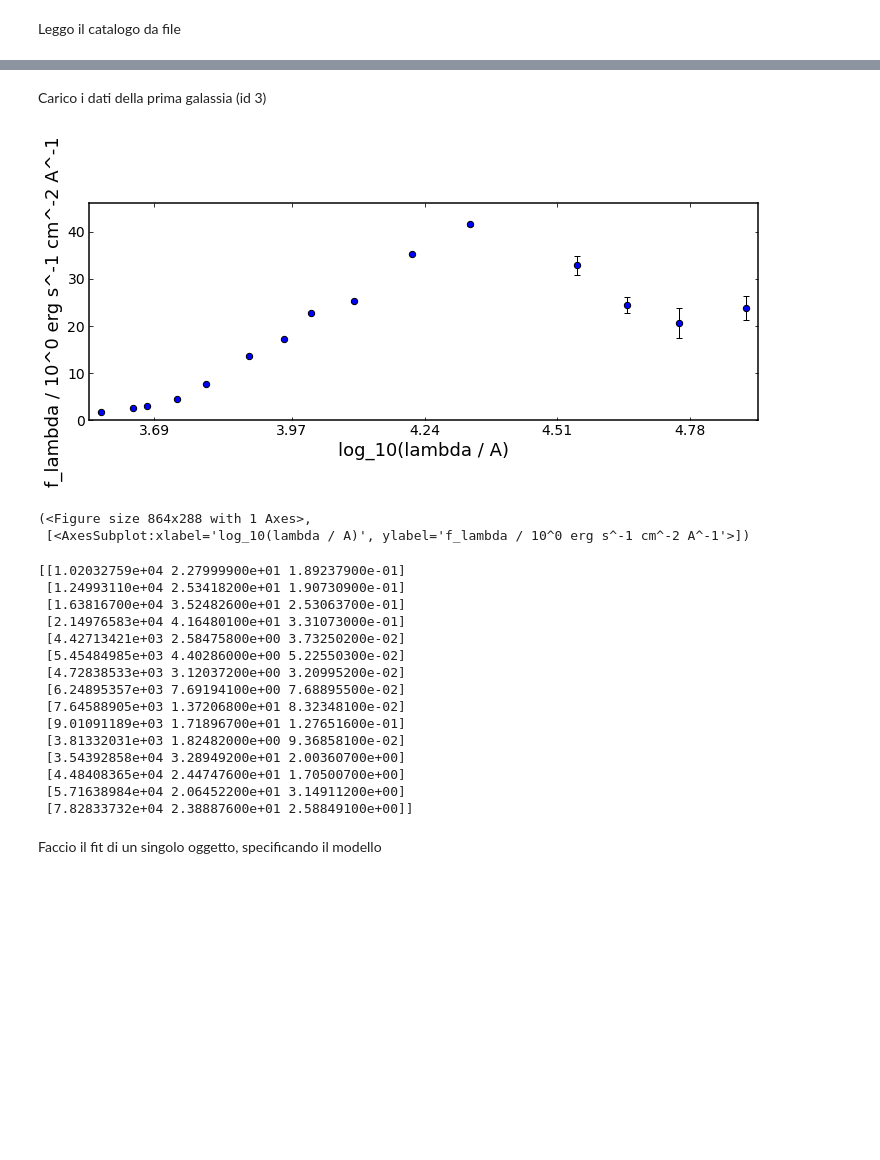
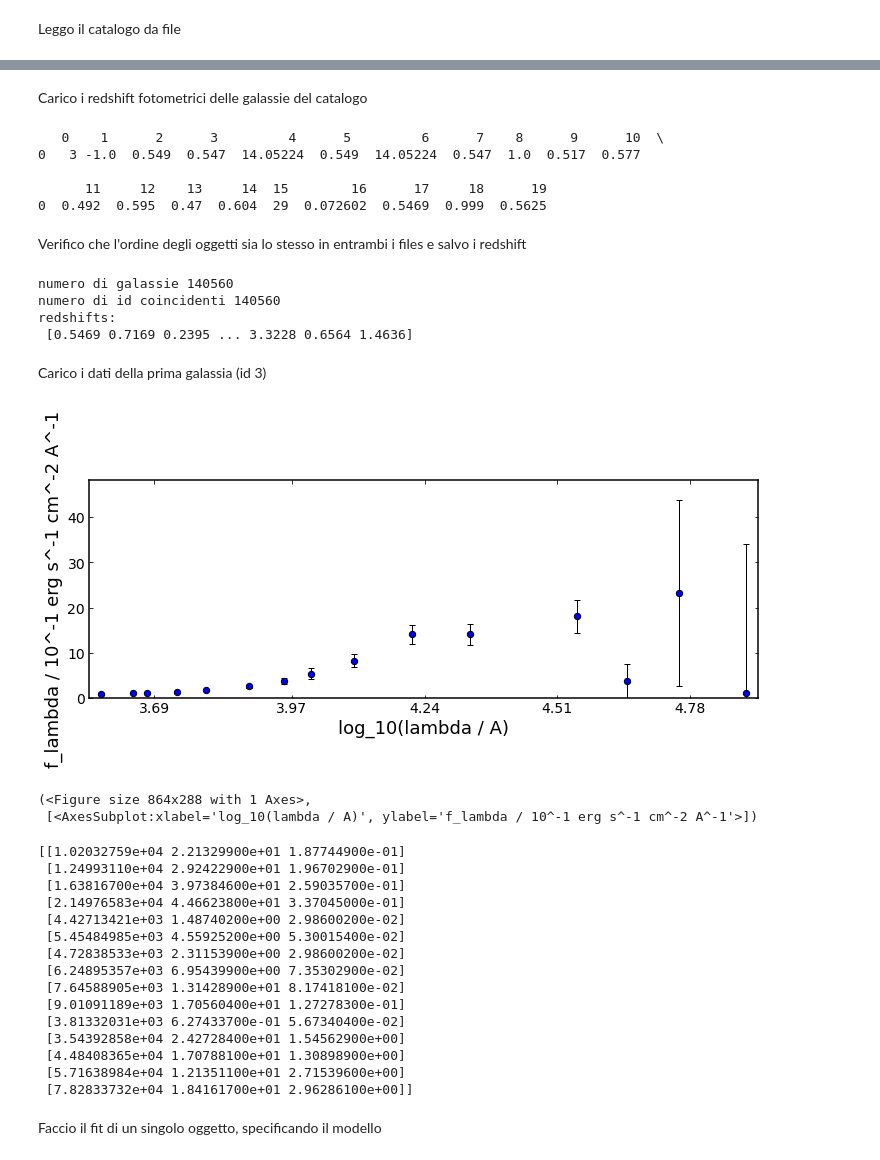
Before and after one commit to Michelaesp/Abilit-informatiche-e-telematiche, a Jupyter notebook: sedfitting.ipynb, the cells around one changed output, grey strips where cells are left out. Drawn from its saved outputs; the diff is of its cells as text; code cells hidden in the pictures; blank space fills up the shorter version.

Commit message:
read posterior samples

```diff
--- a/sedfitting.ipynb
+++ b/sedfitting.ipynb
@@ -112,39 +114,63 @@ print(df.head(10))
 
 [10 rows x 35 columns]
+# %% [markdown]
+Carico i redshift fotometrici delle galassie del catalogo
+# %%
+df_1 = pd.read_csv('COSMOS_photometry/UVISTA4.1_trimmed.zout', sep=' ', header=None, skipinitialspace= True, skiprows= 1, engine='python')
+print(df_1.head(1))
+# %% [output]
+   0    1      2      3         4      5         6      7    8      9      10  \
+0   3 -1.0  0.549  0.547  14.05224  0.549  14.05224  0.547  1.0  0.517  0.577
+
+      11     12    13     14  15        16      17     18      19
+0  0.492  0.595  0.47  0.604  29  0.072602  0.5469  0.999  0.5625
+# %% [markdown]
+Verifico che l'ordine degli oggetti sia lo stesso in entrambi i files e salvo i redshift
+# %%
+id_file1, id_file2 = np.array(df['id']), df_1[0]
+print('numero di galassie', len(id_file1))
+print('numero di id coincidenti', (id_file1 == id_file2).sum())
+z_photo = np.array(df_1[17])
+print('redshifts:\n', z_photo)
+# %% [output]
+numero di galassie 140560
+numero di id coincidenti 140560
+redshifts:
+ [0.5469 0.7169 0.2395 ... 3.3228 0.6564 1.4636]
 # %% [markdown]
 Carico i dati della prima galassia (id 3)
 # %%
 def load_data(Id):
     global df
     flux = [ 'Y', 'J', 'H', 'Ks', 'B', 'V', 'gp', 'rp', 'ip', 'zp', 'u', 'ch1', 'ch2', 'ch3', 'ch4']
     flux_err = [ 'eY', 'eJ', 'eH', 'eKs', 'eB', 'eV', 'egp', 'erp', 'eip', 'ezp', 'eu', 'ech1', 'ech2', 'ech3', 'ech4']
     photometry=np.column_stack(([df.loc[df['id'] == int(Id), flux[l]] for l in range(15)],[df.loc[df['id'] == int(Id), flux_err[l]] for l in range(15)]))
     return photometry
 
-galaxy = pipes.galaxy(ID= '3', load_data= load_data, spectrum_exists = False, out_units='mujy', filt_list = filter_list)
+galaxy = pipes.galaxy(ID= '100', load_data= load_data, spectrum_exists = False, out_units='mujy', filt_list = filter_list)
 galaxy.plot()
 # %% [output]
-[figure, old version]
+[figure, new version]
 (<Figure size 864x288 with 1 Axes>,
- [<AxesSubplot:xlabel='log_10(lambda / A)', ylabel='f_lambda / 10^0 erg s^-1 cm^-2 A^-1'>])
+ [<AxesSubplot:xlabel='log_10(lambda / A)', ylabel='f_lambda / 10^-1 erg s^-1 cm^-2 A^-1'>])
 # %%
 print(galaxy.photometry)
 # %% [output]
-[[1.02032759e+04 2.27999900e+01 1.89237900e-01]
- [1.24993110e+04 2.53418200e+01 1.90730900e-01]
- [1.63816700e+04 3.52482600e+01 2.53063700e-01]
- [2.14976583e+04 4.16480100e+01 3.31073000e-01]
- [4.42713421e+03 2.58475800e+00 3.73250200e-02]
- [5.45484985e+03 4.40286000e+00 5.22550300e-02]
- [4.72838533e+03 3.12037200e+00 3.20995200e-02]
- [6.24895357e+03 7.69194100e+00 7.68895500e-02]
- [7.64588905e+03 1.37206800e+01 8.32348100e-02]
- [9.01091189e+03 1.71896700e+01 1.27651600e-01]
- [3.81332031e+03 1.82482000e+00 9.36858100e-02]
- [3.54392858e+04 3.28949200e+01 2.00360700e+00]
- [4.48408365e+04 2.44747600e+01 1.70500700e+00]
- [5.71638984e+04 2.06452200e+01 3.14911200e+00]
- [7.82833732e+04 2.38887600e+01 2.58849100e+00]]
+[[1.02032759e+04 2.21329900e+01 1.87744900e-01]
+ [1.24993110e+04 2.92422900e+01 1.96702900e-01]
+ [1.63816700e+04 3.97384600e+01 2.59035700e-01]
+ [2.14976583e+04 4.46623800e+01 3.37045000e-01]
+ [4.42713421e+03 1.48740200e+00 2.98600200e-02]
+ [5.45484985e+03 4.55925200e+00 5.30015400e-02]
+ [4.72838533e+03 2.31153900e+00 2.98600200e-02]
+ [6.24895357e+03 6.95439900e+00 7.35302900e-02]
+ [7.64588905e+03 1.31428900e+01 8.17418100e-02]
+ [9.01091189e+03 1.70560400e+01 1.27278300e-01]
+ [3.81332031e+03 6.27433700e-01 5.67340400e-02]
+ [3.54392858e+04 2.42728400e+01 1.54562900e+00]
+ [4.48408365e+04 1.70788100e+01 1.30898900e+00]
+ [5.71638984e+04 1.21351100e+01 2.71539600e+00]
+ [7.82833732e+04 1.84161700e+01 2.96286100e+00]]
 # %% [markdown]
 Faccio il fit di un singolo oggetto, specificando il modello
 # %%
```
Also changed, not shown: parts of 15 cells of this notebook.
